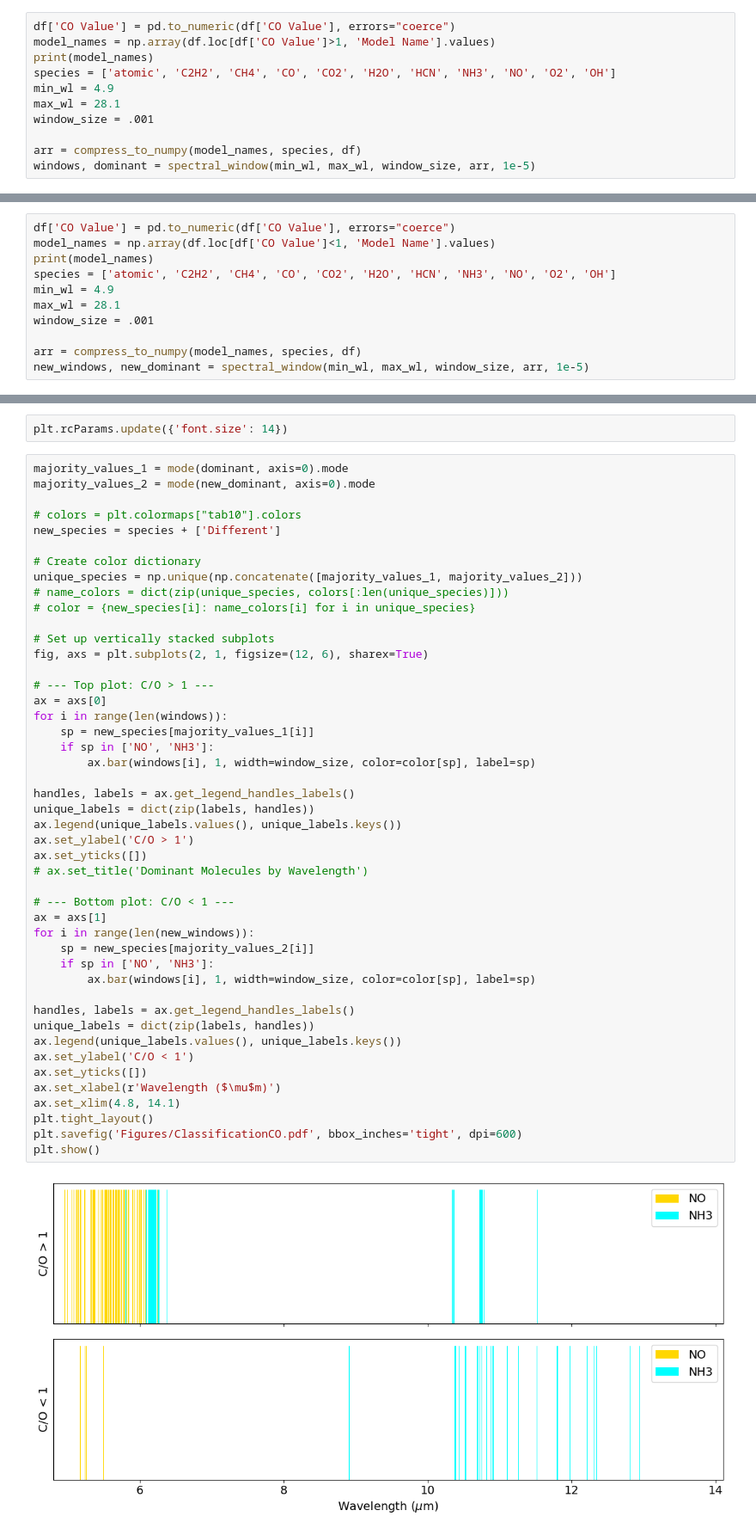
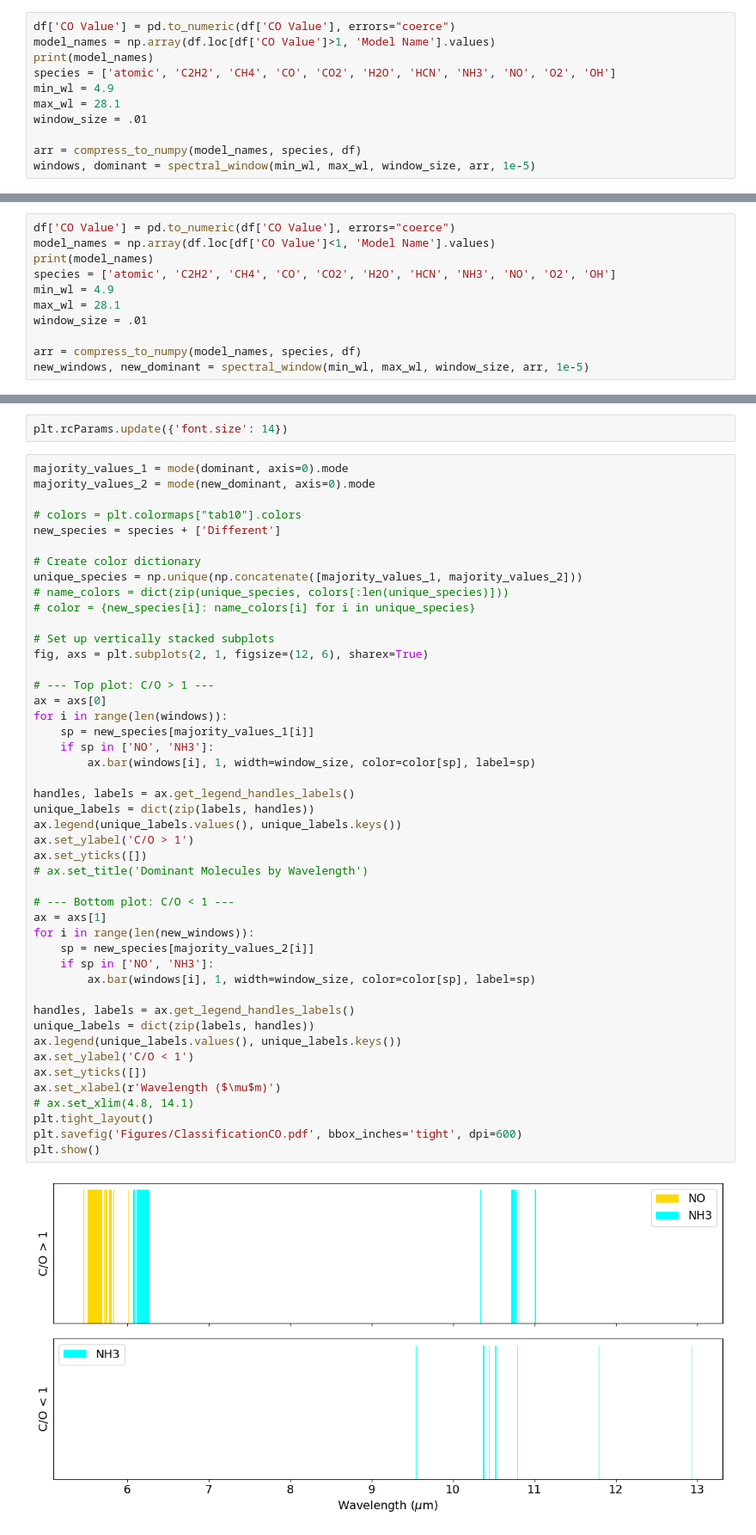
Before and after one commit to nielsklerk/BRP, a Jupyter notebook: ClassifySpectralRegions.ipynb, the cells around one changed output, grey strips where cells are left out. Shown at 86% size. Saved outputs shown, nothing was run; the diff lists cells and outputs as text.

```diff
--- a/ClassifySpectralRegions.ipynb
+++ b/ClassifySpectralRegions.ipynb
@@ -100,7 +100,7 @@ print(model_names)
 species = ['atomic', 'C2H2', 'CH4', 'CO', 'CO2', 'H2O', 'HCN', 'NH3', 'NO', 'O2', 'OH']
 min_wl = 4.9
 max_wl = 28.1
-window_size = .001
+window_size = .01
 
 arr = compress_to_numpy(model_names, species, df)
 windows, dominant = spectral_window(min_wl, max_wl, window_size, arr, 1e-5)
@@ -137,7 +137,7 @@ print(model_names)
 species = ['atomic', 'C2H2', 'CH4', 'CO', 'CO2', 'H2O', 'HCN', 'NH3', 'NO', 'O2', 'OH']
 min_wl = 4.9
 max_wl = 28.1
-window_size = .001
+window_size = .01
 
 arr = compress_to_numpy(model_names, species, df)
 new_windows, new_dominant = spectral_window(min_wl, max_wl, window_size, arr, 1e-5)
@@ -194,32 +194,32 @@ fig, axs = plt.subplots(2, 1, figsize=(12, 6), sharex=True)
 ax = axs[0]
 for i in range(len(windows)):
     sp = new_species[majority_values_1[i]]
     if sp in ['NO', 'NH3']:
         ax.bar(windows[i], 1, width=window_size, color=color[sp], label=sp)
 
 handles, labels = ax.get_legend_handles_labels()
 unique_labels = dict(zip(labels, handles))
 ax.legend(unique_labels.values(), unique_labels.keys())
 ax.set_ylabel('C/O > 1')
 ax.set_yticks([])
 # ax.set_title('Dominant Molecules by Wavelength')
 
 # --- Bottom plot: C/O < 1 ---
 ax = axs[1]
 for i in range(len(new_windows)):
     sp = new_species[majority_values_2[i]]
     if sp in ['NO', 'NH3']:
         ax.bar(windows[i], 1, width=window_size, color=color[sp], label=sp)
 
 handles, labels = ax.get_legend_handles_labels()
 unique_labels = dict(zip(labels, handles))
 ax.legend(unique_labels.values(), unique_labels.keys())
 ax.set_ylabel('C/O < 1')
 ax.set_yticks([])
 ax.set_xlabel(r'Wavelength ($\mu$m)')
-ax.set_xlim(4.8, 14.1)
+# ax.set_xlim(4.8, 14.1)
 plt.tight_layout()
 plt.savefig('Figures/ClassificationCO.pdf', bbox_inches='tight', dpi=600)
 plt.show()
 # %% [output]
-[figure, old version]
+[figure, new version]
```
Also changed, not shown: parts of 2 cells of this notebook, 13 other files.
